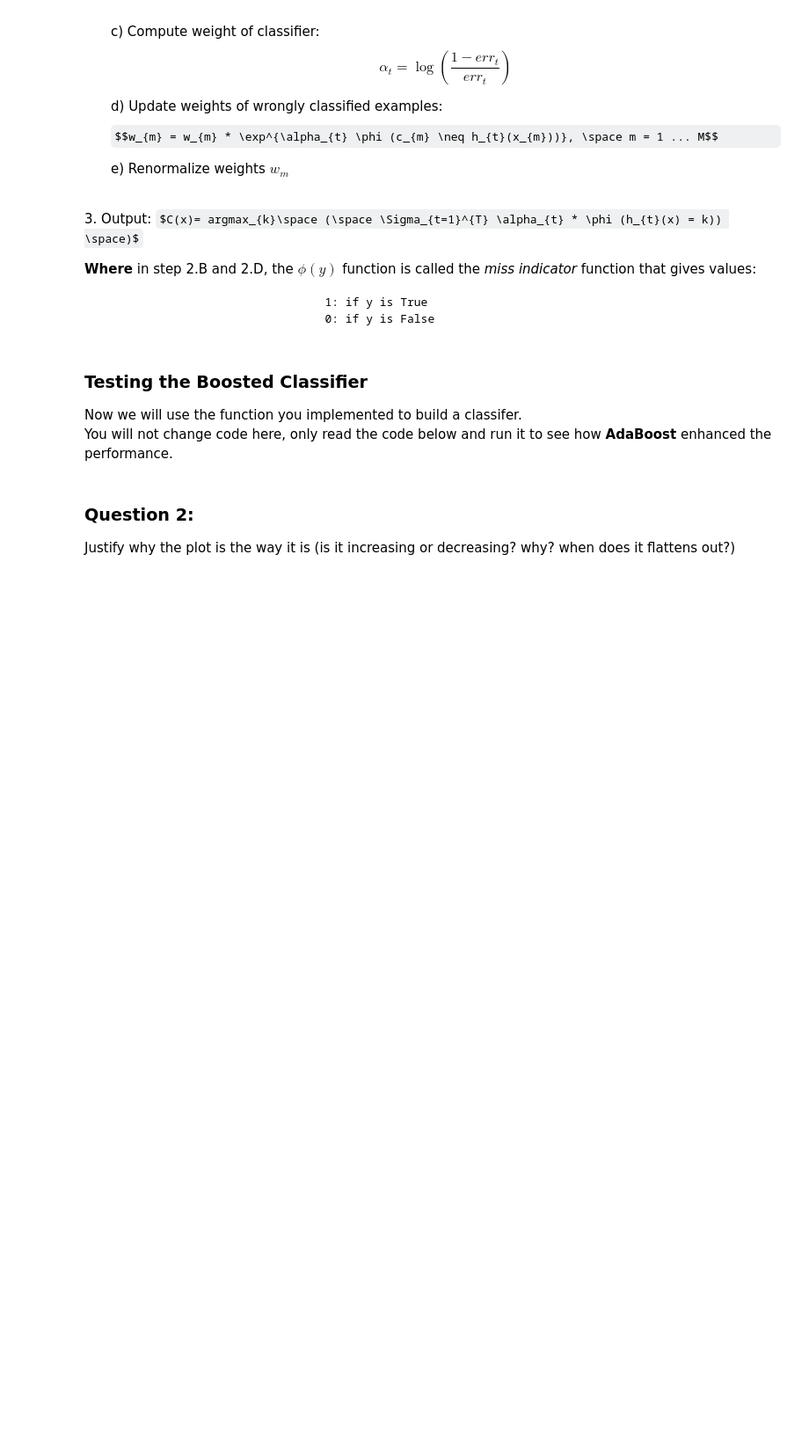
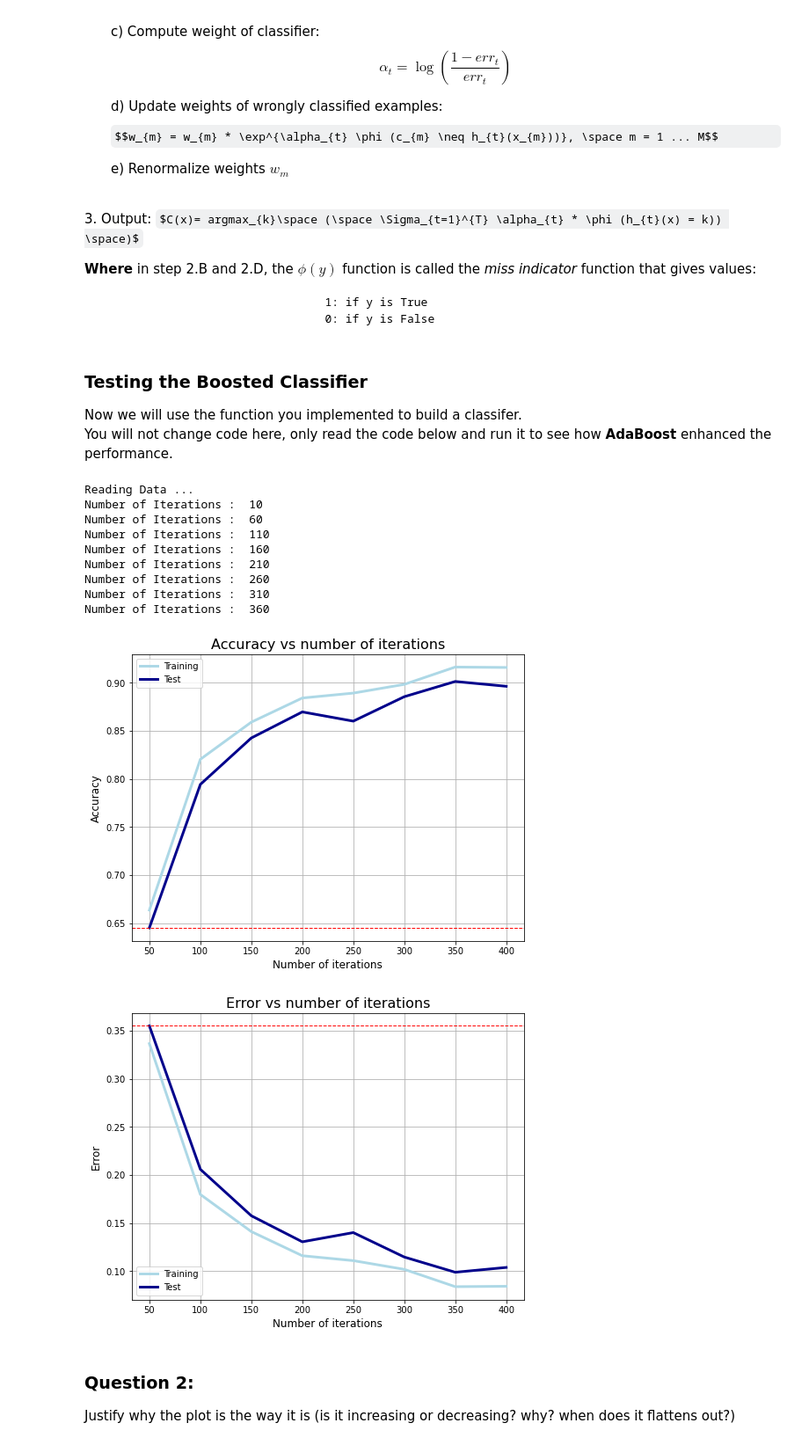
Before and after one commit to aashrafh/CMP450, a Jupyter notebook: Lab 5 - AdaBoost Classifier/Lab 5 - Boosting Algorithms.ipynb, the cells around one changed output. Shown at 88% size. Drawn from its saved outputs; the diff is of its cells as text; code cells hidden in the pictures; some formulas as TeX source; blank space fills up the shorter version.

```diff
--- a/Lab 5 - AdaBoost Classifier/Lab 5 - Boosting Algorithms.ipynb
+++ b/Lab 5 - AdaBoost Classifier/Lab 5 - Boosting Algorithms.ipynb
@@ -100,47 +106,55 @@ $$w_{m} = w_{m} * \exp^{\alpha_{t} \phi (c_{m} \neq h_{t}(x_{m}))}, \space m = 1
                                      0: if y is False
 # %%
 def adaboost_classifier(Y_train, X_train, Y_test, X_test, T, clf):
-
     #TODO: FILL THE FUNCTION with the implementation as the steps above
+    n_train, n_test = len(X_train), len(X_test)
 
     # TODO [1]: Initialize weights
-    w = None
+    w = np.ones(n_train) / n_train
+
 
     ## TODO [2]:  Initialize the training and test data with empty array placeholders
     #### Hint: what should be their shape?
-    pred_train = None ## predicted classes of the training examples
-    pred_test = None  ## predicted classes of the test examples
+    pred_train = np.zeros(n_train) ## predicted classes of the training examples
+    pred_test = np.zeros(n_test)  ## predicted classes of the test examples
 
     ## TODO [3]: loop over the boosting iterations
-    for i in range(None):
-
+    for i in range(T):
         # TODO [4]: Fit a classifier with the specific weights
         ## TODO [4.A]: fit the classifier on the training data
         #### Hint: search how sklearn.tree.DecisionTreeClassifier fits classifier on data
         ### Hint: search for parameter weights in the fit matrix
+        clf.fit(X_train, Y_train, sample_weight = w)
 
         # TODO [4.B]: predict classes for the training data and test data
-        pred_train_i = None
-        pred_test_i = None
+        pred_train_i = clf.predict(X_train)
+        pred_test_i = clf.predict(X_test)
 
         # TODO [5]: calculate the miss Indicator function
+        miss_indicator_01 = [int(x) for x in (pred_train_i != Y_train)]
+        miss_indicator_11 = [x if x==1 else -1 for x in miss_indicator_01]
 
         # TODO [6]: calculate the error for the current classifier (err_t)
-        err_t = None
+        err_t = np.dot(w,miss_indicator_01) / sum(w)
 
         # TODO [7]: calculate current classifier weight (Alpha_t)
-        alpha_t = None
+        alpha_t = 0.5 * np.log( (1 - err_t) / float(err_t))
 
         # TODO [8]: update the weights
+        w = np.multiply(w, np.exp([float(x) * alpha_t for x in miss_indicator_11]))
 
         # TODO [9] Add to the overall predictions
+        pred_train = [sum(x) for x in zip(pred_train, [x * alpha_t for x in pred_train_i])]
+        pred_test = [sum(x) for x in zip(pred_test, [x * alpha_t for x in pred_test_i])]
 
-
-    # TODO [10]: Return error rate in train and test set
+    pred_train, pred_test = np.sign(pred_train), np.sign(pred_test)
+    # TODO [10]: Return error rate in train and test set ==> Wrong, should be accuracy
     #### Hint: use function get_accuracy from utils.py
-    train_error = None
-    test_error = None
-    return train_error, test_error
+    train_accuracy = utils.get_accuracy(pred_train, Y_train)
+    test_accuracy = utils.get_accuracy(pred_test, Y_test)
+    train_error = utils.get_error_rate(pred_train, Y_train)
+    test_error = utils.get_error_rate(pred_test, Y_test)
+    return train_accuracy, test_accuracy, train_error, test_error
 # %% [markdown]
 ### Testing the Boosted Classifier
 
@@ -149,34 +163,51 @@ You will not change code here, only read the code below and run it to see how **
 # %%
 #### DO NOT CHANGE CODE ####
 
 ## First, read the dataset
 x,y = make_hastie_10_2()
 df = pd.DataFrame(x)
 df['Y'] = y
 print('Reading Data ...')
 
 # Split into training and test set
 train, test = train_test_split(df, test_size=0.2) # this function shuffles the data points, and splits the data into
                                                   # 80% training set and 20% test set (indicated by test_size=0.2)
 
 
 X_train, Y_train = train.iloc[:, :-1], train.iloc[:, -1]
 X_test, Y_test = test.iloc[:, :-1], test.iloc[:, -1]
 # Fit a simple decision tree first
 clf_tree = DecisionTreeClassifier(max_depth=1, random_state=1)
 
 # Fit Adaboost classifier using a decision tree as base estimator
 # Test with different number of iterations
 acc_train, acc_test = [],[]
+err_train, err_test = [],[]
 x_range = range(10, 410, 50)
 for i in x_range:
     print('Number of Iterations : ' , i)
     acc_i = adaboost_classifier(Y_train, X_train, Y_test, X_test, i, clf_tree)
     acc_train.append(acc_i[0])
     acc_test.append(acc_i[1])
+    err_train.append(acc_i[2])
+    err_test.append(acc_i[3])
 
 # Compare error rate vs number of iterations
-utils.plot_accuracy(acc_train, acc_test)
+utils.plot_accuracy(acc_train, acc_test, 'Accuracy', 'Accuracy vs number of iterations')
+# Plot the error rate
+utils.plot_accuracy(err_train, err_test, 'Error', 'Error vs number of iterations')
+# %% [output]
+Reading Data ...
+Number of Iterations :  10
+Number of Iterations :  60
+Number of Iterations :  110
+Number of Iterations :  160
+Number of Iterations :  210
+Number of Iterations :  260
+Number of Iterations :  310
+Number of Iterations :  360
+[figure, added]
+[figure, added]
 # %% [markdown]
 ### Question 2:
 Justify why the plot is the way it is (is it increasing or decreasing? why? when does it flattens out?)
```
Also changed, not shown: parts of 4 cells of this notebook, 1 other file.
